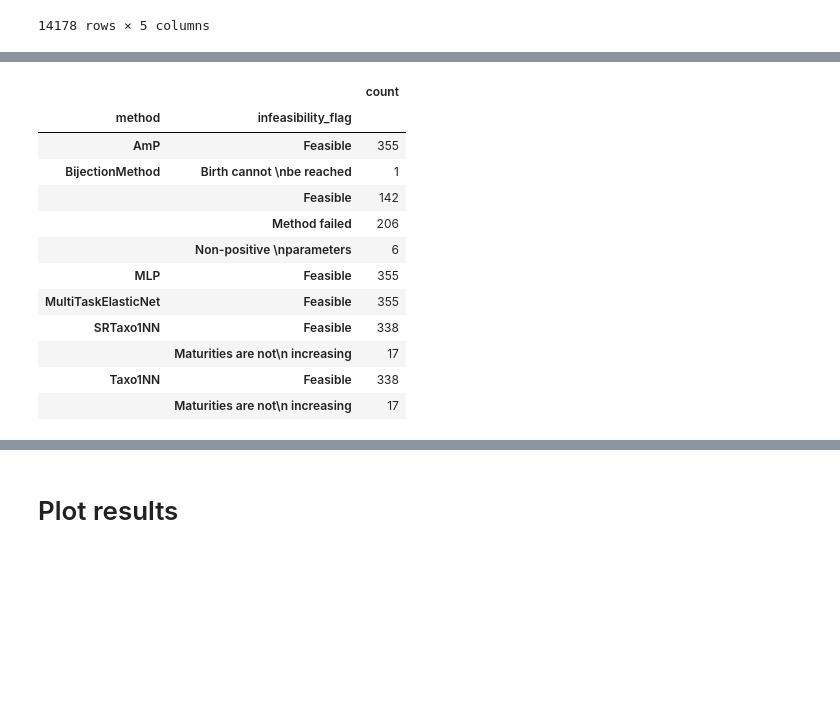
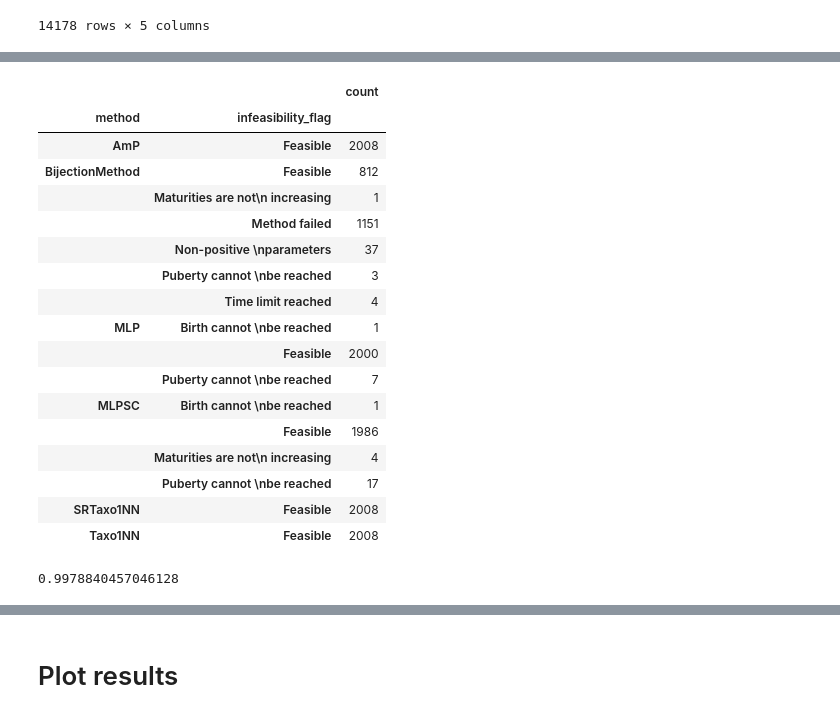
Before and after one commit to diogo-f-oliveira/DEB_ML_Init, a Jupyter notebook: notebooks/Compare models on feasibility.ipynb, the cells around one changed output, grey strips where cells are left out. Cells and saved outputs as stored; diff of their text form; code cells hidden in the pictures; blank space fills up the shorter version.

```diff
--- a/notebooks/Compare models on feasibility.ipynb
+++ b/notebooks/Compare models on feasibility.ipynb
@@ -102,5 +101,3 @@ feas_df
 | Grus_americana | Taxo1NN | test | True | 0 | NaN |
 | Orectolobus_halei | Taxo1NN | test | True | 0 | NaN |
 14178 rows × 5 columns
-# %%
-infeasibility_flag_to_text['failed'] = 'Method failed'
@@ -122,17 +132,26 @@ error        4
 Name: count, dtype: int64
 # %%
-feasible_counts['test'].groupby(['method', 'infeasibility_flag']).sum()
+feasible_counts['train'].groupby(['method', 'infeasibility_flag']).sum()
 # %% [output]
 |  |  | count |
 | method | infeasibility_flag |  |
-| AmP | Feasible | 355 |
-| BijectionMethod | Birth cannot \nbe reached | 1 |
-|  | Feasible | 142 |
-|  | Method failed | 206 |
-|  | Non-positive \nparameters | 6 |
-| MLP | Feasible | 355 |
-| MultiTaskElasticNet | Feasible | 355 |
-| SRTaxo1NN | Feasible | 338 |
-|  | Maturities are not\n increasing | 17 |
-| Taxo1NN | Feasible | 338 |
-|  | Maturities are not\n increasing | 17 |
+| AmP | Feasible | 2008 |
+| BijectionMethod | Feasible | 812 |
+|  | Maturities are not\n increasing | 1 |
+|  | Method failed | 1151 |
+|  | Non-positive \nparameters | 37 |
+|  | Puberty cannot \nbe reached | 3 |
+|  | Time limit reached | 4 |
+| MLP | Birth cannot \nbe reached | 1 |
+|  | Feasible | 2000 |
+|  | Puberty cannot \nbe reached | 7 |
+| MLPSC | Birth cannot \nbe reached | 1 |
+|  | Feasible | 1986 |
+|  | Maturities are not\n increasing | 4 |
+|  | Puberty cannot \nbe reached | 17 |
+| SRTaxo1NN | Feasible | 2008 |
+| Taxo1NN | Feasible | 2008 |
+# %%
+2358 / 2363
+# %% [output]
+0.9978840457046128
```
Also changed, not shown: parts of 8 cells of this notebook.
